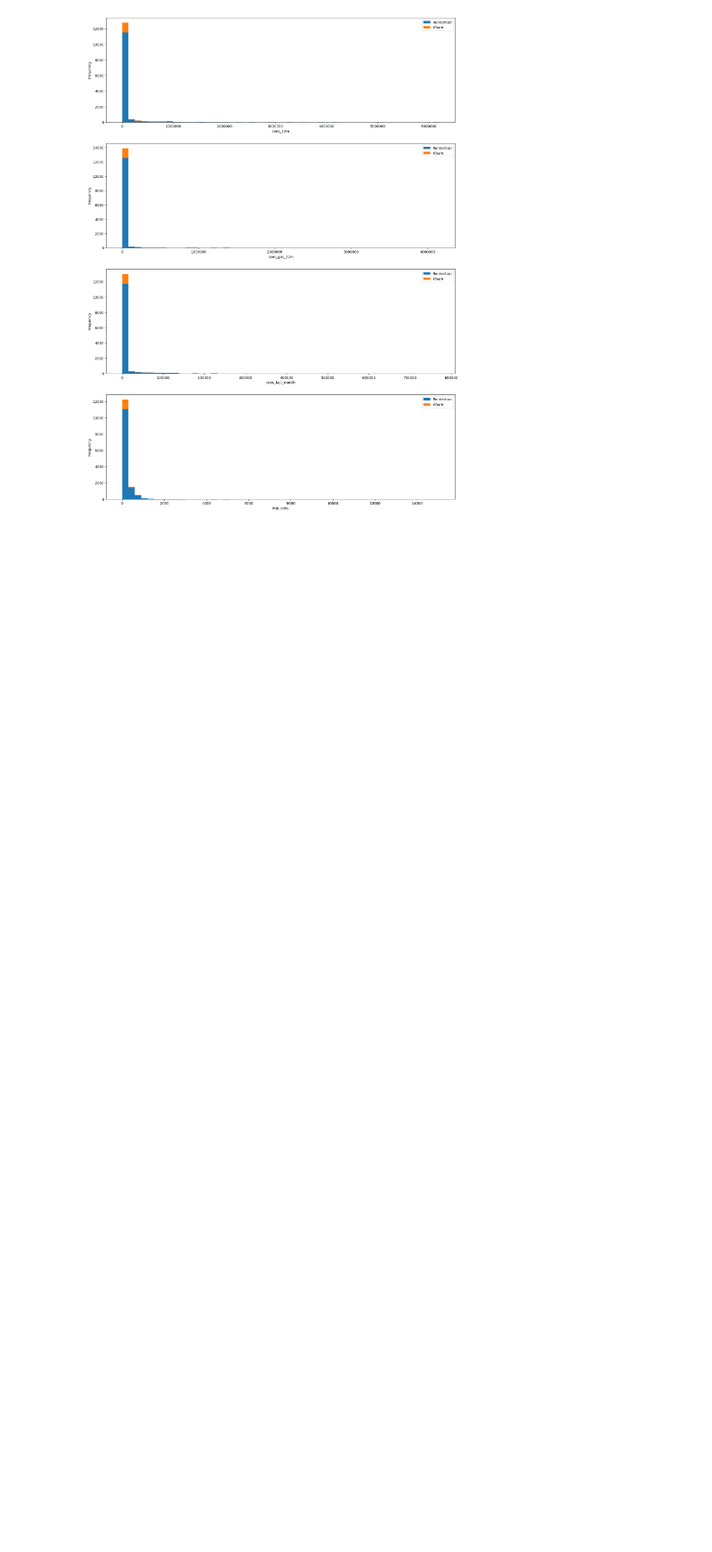
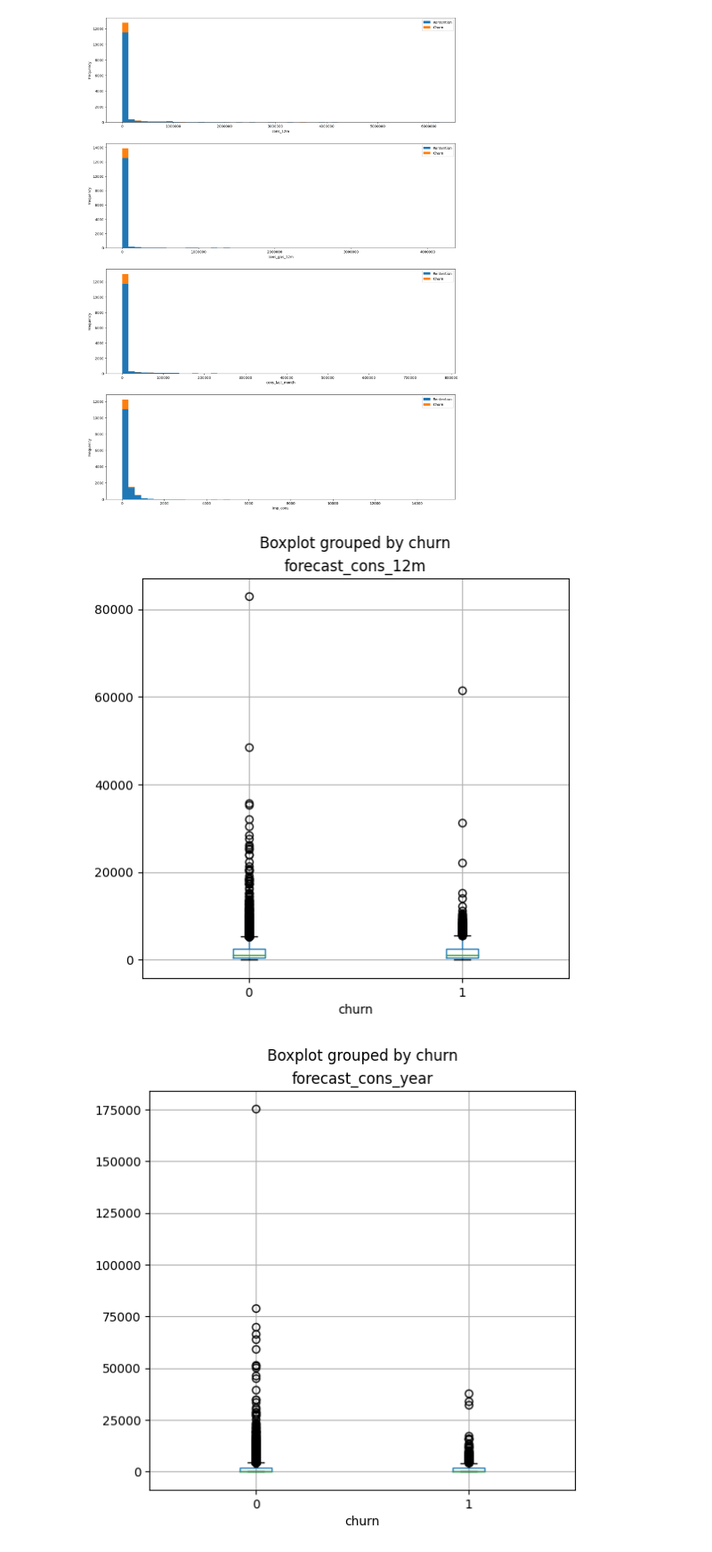
Before and after one commit to konyeinmg/BCG_virtual_intern, a Jupyter notebook: analysis.ipynb, the cells around one changed output. Shown: that part at 89% size. Drawn from its saved outputs; the diff is of its cells as text; code cells hidden in the pictures; blank space fills up the shorter version.

Commit message:
visualize forecast

```diff
--- a/analysis.ipynb
+++ b/analysis.ipynb
@@ -291,3 +291,14 @@ plot_distribution(consumption, 'cons_last_month', axs[2])
 plot_distribution(consumption, 'imp_cons', axs[3])
 # %% [output]
 [figure]
+# %%
+forecast = client_data[["forecast_cons_12m", "forecast_cons_year","forecast_discount_energy","forecast_meter_rent_12m",
+    "forecast_price_energy_off_peak","forecast_price_energy_peak", "forecast_price_pow_off_peak"]]
+# %%
+for col in forecast:
+    client_data.boxplot(column=col, by='churn', figsize=(6,6))
+    plt.title(col)
+plt.show()
+# %% [output]
+[figure, added]
+[figure, added]
```
Also changed, not shown: parts of 2 cells of this notebook.
